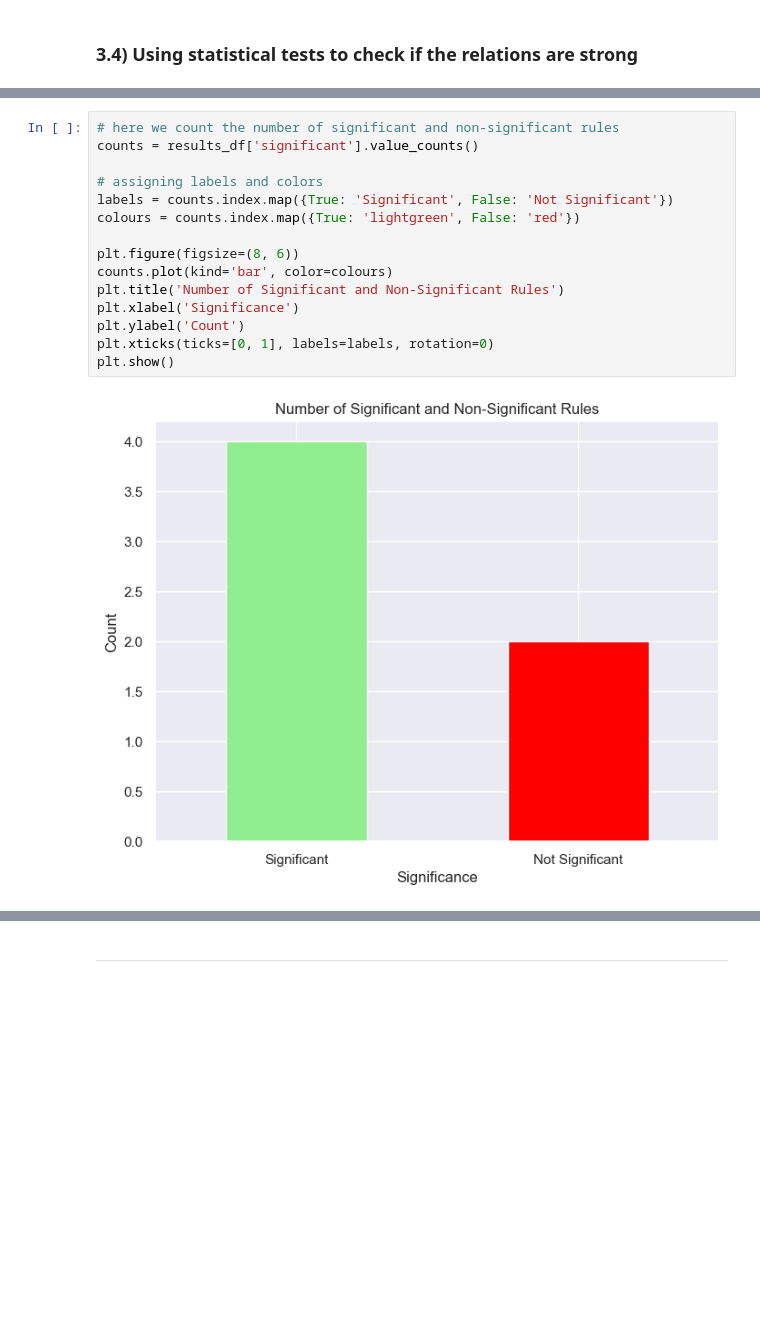
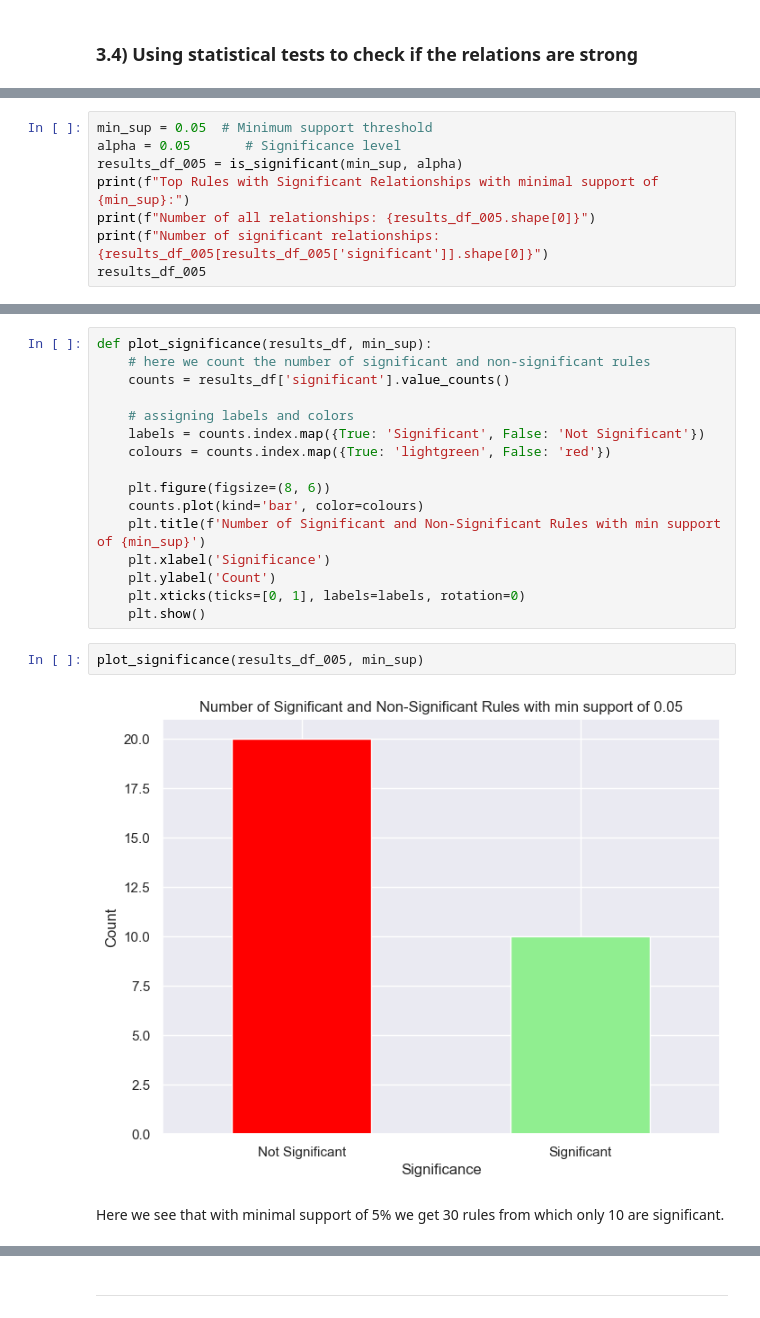
Before and after one commit to mmartyna123/InformationRetrieval, a Jupyter notebook: Lab6/Lab6IR.ipynb, the cells around one changed output, grey strips where cells are left out. Drawn from its saved outputs; the diff is of its cells as text; blank space fills up the shorter version.

```diff
--- a/Lab6/Lab6IR.ipynb
+++ b/Lab6/Lab6IR.ipynb
@@ -432,0 +429,8 @@ Top Rules with Significant Relationships:
+# %%
+min_sup = 0.05  # Minimum support threshold
+alpha = 0.05       # Significance level
+results_df_005 = is_significant(min_sup, alpha)
+print(f"Top Rules with Significant Relationships with minimal support of {min_sup}:")
+print(f"Number of all relationships: {results_df_005.shape[0]}")
+print(f"Number of significant relationships: {results_df_005[results_df_005['significant']].shape[0]}")
+results_df_005
@@ -433,17 +458,22 @@ Top Rules with Significant Relationships:
 # %%
-# here we count the number of significant and non-significant rules
-counts = results_df['significant'].value_counts()
+def plot_significance(results_df, min_sup):
+    # here we count the number of significant and non-significant rules
+    counts = results_df['significant'].value_counts()
 
-# assigning labels and colors
-labels = counts.index.map({True: 'Significant', False: 'Not Significant'})
-colours = counts.index.map({True: 'lightgreen', False: 'red'})
+    # assigning labels and colors
+    labels = counts.index.map({True: 'Significant', False: 'Not Significant'})
+    colours = counts.index.map({True: 'lightgreen', False: 'red'})
 
-plt.figure(figsize=(8, 6))
-counts.plot(kind='bar', color=colours)
-plt.title('Number of Significant and Non-Significant Rules')
-plt.xlabel('Significance')
-plt.ylabel('Count')
-plt.xticks(ticks=[0, 1], labels=labels, rotation=0)
-plt.show()
+    plt.figure(figsize=(8, 6))
+    counts.plot(kind='bar', color=colours)
+    plt.title(f'Number of Significant and Non-Significant Rules with min support of {min_sup}')
+    plt.xlabel('Significance')
+    plt.ylabel('Count')
+    plt.xticks(ticks=[0, 1], labels=labels, rotation=0)
+    plt.show()
-# %% [output]
-[figure, removed]
+# %%
+plot_significance(results_df_005, min_sup)
+# %% [output]
+[figure, added]
+# %% [markdown]
+Here we see that with minimal support of 5% we get 30 rules from which only 10 are significant.
```
Also changed, not shown: parts of 6 cells of this notebook.
